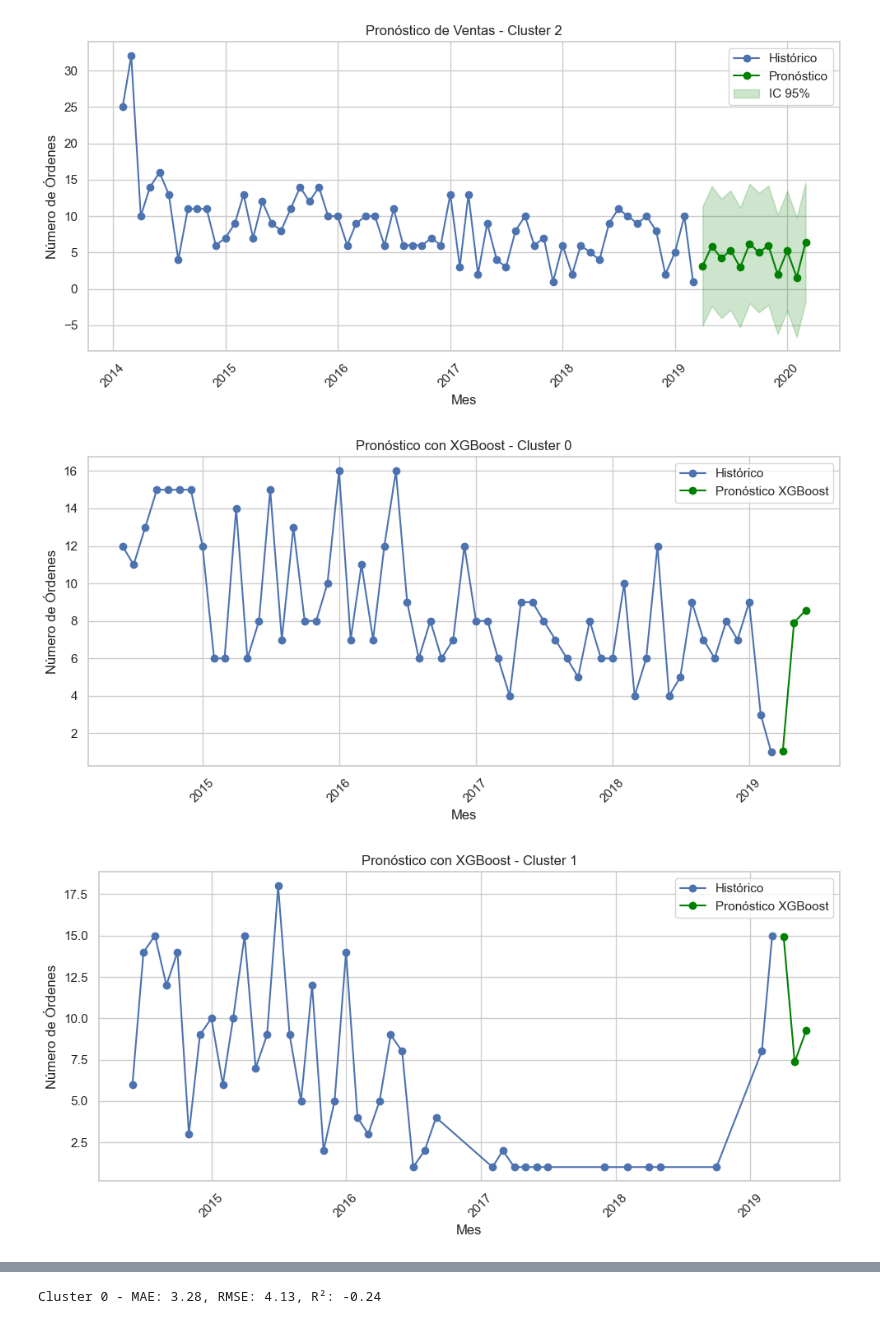
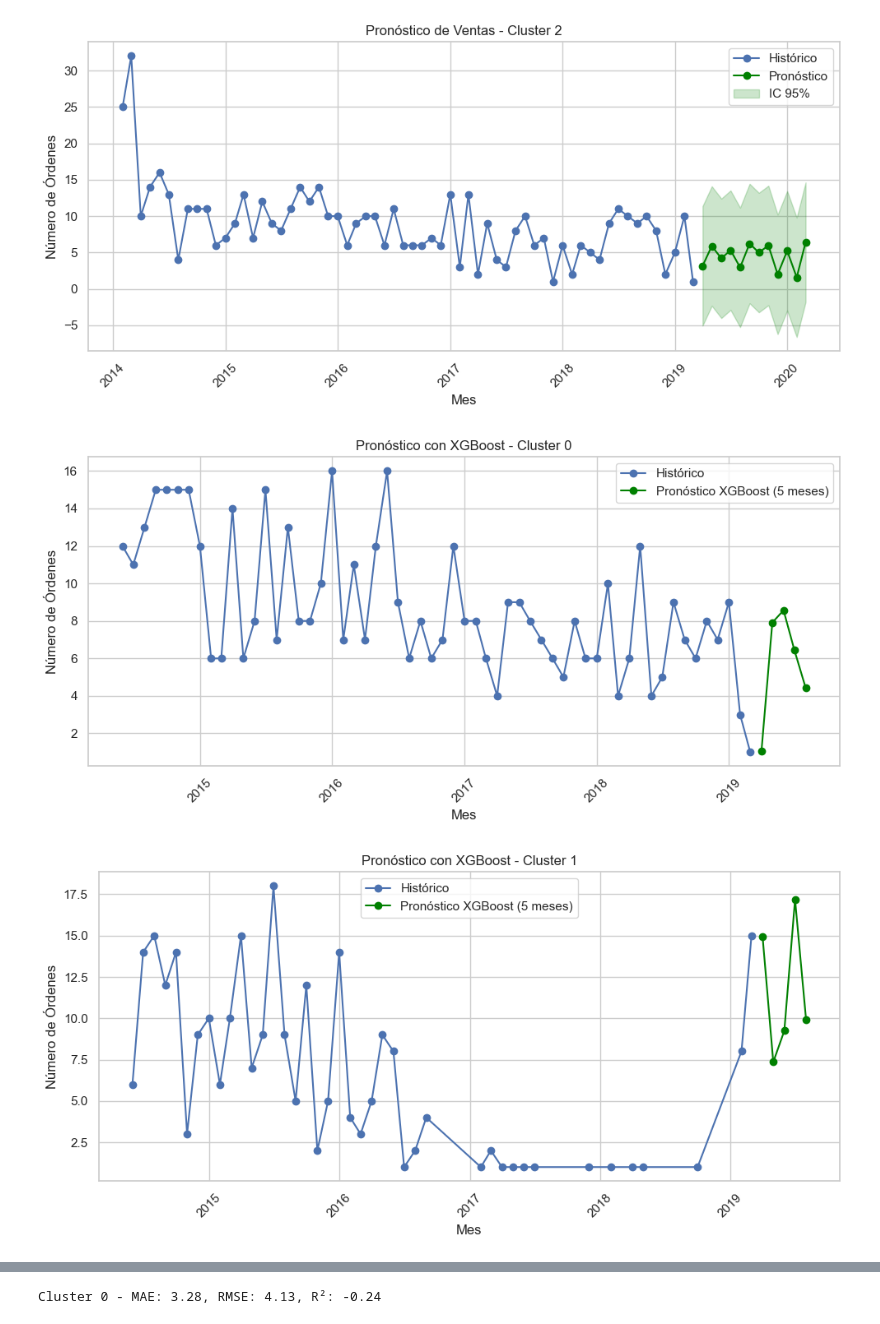
Before and after one commit to armand-analytics/Forecasting, a Jupyter notebook: notebooks/01_EDA.ipynb, the cells around one changed output, grey strips where cells are left out. Saved outputs shown, nothing was run; the diff lists cells and outputs as text; code cells hidden in the pictures.

```diff
--- a/notebooks/01_EDA.ipynb
+++ b/notebooks/01_EDA.ipynb
@@ -817,76 +805,71 @@ for c in ventas_por_cluster['Cluster'].unique():
 [figure]
 [figure]
 # %%
+#XGBoost
 
-
-# Asegurar formato de fecha
 ventas_por_cluster['Aniomes'] = pd.to_datetime(ventas_por_cluster['Aniomes'])
 
-# Forecast por cluster
+# loop p cada cluster
 for c in ventas_por_cluster['Cluster'].unique():
     subset = ventas_por_cluster[ventas_por_cluster['Cluster'] == c].copy()
     subset = subset.sort_values('Aniomes')
     subset = subset.set_index('Aniomes')
 
-    # Crear variables rezagadas (lags)
-    for lag in range(1, 5):  # lags de 1, 2, 3 meses
+    #  variables rezagadas (lags de 1 a 4 meses)
+    for lag in range(1, 5):
         subset[f'lag_{lag}'] = subset['Order Id'].shift(lag)
 
-    # Agregar variables temporales
     subset['mes'] = subset.index.month
     subset['año'] = subset.index.year
 
-    # Eliminar nulos causados por los lags
+    # Eliminacion NaN causadas por los lags
     subset = subset.dropna()
 
-    # Entrenamiento
+    # Variables predictoras y variable objetivo
     X = subset[['lag_1', 'lag_2', 'lag_3', 'mes', 'año']]
     y = subset['Order Id']
 
+    # modelo
     model = XGBRegressor(n_estimators=100, learning_rate=0.1)
     model.fit(X, y)
 
-    # Última fila para generar predicciones futuras
+    # Inicialización
     last_known = subset.iloc[-1].copy()
-
     predicciones = []
     fechas_futuras = []
 
-    for i in range(1, 4):  # próximos 3 meses
+    for i in range(1, 6):  # Predecir los próximos 5 meses
         nueva_fecha = pd.date_range(subset.index[-1], periods=i+1, freq='MS')[-1]
         fechas_futuras.append(nueva_fecha)
 
-        # Crear nuevas features
         mes = nueva_fecha.month
         año = nueva_fecha.year
 
         X_new = np.array([[last_known['lag_1'], last_known['lag_2'], last_known['lag_3'], mes, año]])
         pred = model.predict(X_new)[0]
         predicciones.append(pred)
 
-        # Actualizar lags para el siguiente paso
         last_known['lag_3'] = last_known['lag_2']
         last_known['lag_2'] = last_known['lag_1']
         last_known['lag_1'] = pred
 
-    # Crear DataFrame con predicciones
     forecast_df = pd.DataFrame({
         'fecha': fechas_futuras,
         'pred': predicciones
     }).set_index('fecha')
 
-    # Graficar
+    # Gráfica
     plt.figure(figsize=(10, 5))
     plt.plot(subset.index, y, label='Histórico', marker='o')
-    plt.plot(forecast_df.index, forecast_df['pred'], label='Pronóstico XGBoost', marker='o', color='green')
+    plt.plot(forecast_df.index, forecast_df['pred'], label='Pronóstico XGBoost (5 meses)', marker='o', color='green')
     plt.title(f'Pronóstico con XGBoost - Cluster {c}')
     plt.xlabel('Mes')
     plt.ylabel('Número de Órdenes')
     plt.xticks(rotation=45)
     plt.legend()
     plt.grid(True)
     plt.tight_layout()
     plt.show()
 # %% [output]
-[figure, old version]
+[figure, new version]
-[figure, old version]
+[figure, new version]
```
Also changed, not shown: parts of 10 cells of this notebook.
